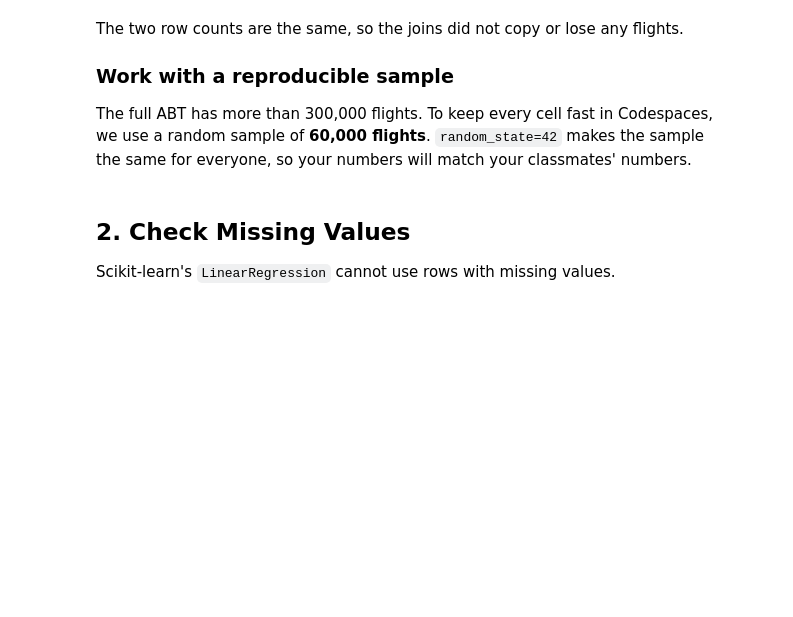
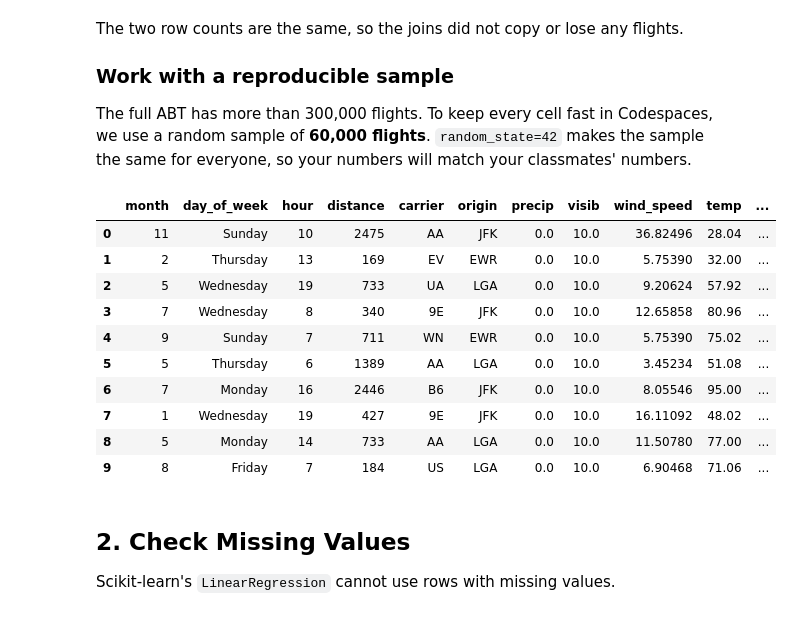
Before and after one commit to DuzyCzerwony/ban6003-week-12-13-modeling-template, a Jupyter notebook: notebooks/module12_linear_regression_guided_lab.ipynb, the cells around one changed output. Drawn from its saved outputs; the diff is of its cells as text; code cells hidden in the pictures; blank space fills up the shorter version.

```diff
--- a/notebooks/module12_linear_regression_guided_lab.ipynb
+++ b/notebooks/module12_linear_regression_guided_lab.ipynb
@@ -137,19 +140,31 @@ The full ABT has more than 300,000 flights. To keep every cell fast in Codespace
 # %%
 # Columns we keep for modeling
 columns = [
     "month", "day_of_week", "hour", "distance", "carrier", "origin",
     "precip", "visib", "wind_speed", "temp", "plane_age",
     "dep_delay", "air_time", "arr_delay"
 ]
 
 # Reproducible random sample of 60,000 flights
 model_data = flight_abt.sample(n=60000, random_state=42)[columns].reset_index(drop=True)
 
 # Put the days in calendar order (Monday first)
 day_order = ["Monday", "Tuesday", "Wednesday", "Thursday", "Friday", "Saturday", "Sunday"]
 model_data["day_of_week"] = pd.Categorical(model_data["day_of_week"], categories=day_order)
 
-model_data.head()
+model_data.head(10)
+# %% [output]
+|  | month | day_of_week | hour | distance | carrier | origin | precip | visib | wind_speed | temp | ... |
+| 0 | 11 | Sunday | 10 | 2475 | AA | JFK | 0.0 | 10.0 | 36.82496 | 28.04 | ... |
+| 1 | 2 | Thursday | 13 | 169 | EV | EWR | 0.0 | 10.0 | 5.75390 | 32.00 | ... |
+| 2 | 5 | Wednesday | 19 | 733 | UA | LGA | 0.0 | 10.0 | 9.20624 | 57.92 | ... |
+| 3 | 7 | Wednesday | 8 | 340 | 9E | JFK | 0.0 | 10.0 | 12.65858 | 80.96 | ... |
+| 4 | 9 | Sunday | 7 | 711 | WN | EWR | 0.0 | 10.0 | 5.75390 | 75.02 | ... |
+| 5 | 5 | Thursday | 6 | 1389 | AA | LGA | 0.0 | 10.0 | 3.45234 | 51.08 | ... |
+| 6 | 7 | Monday | 16 | 2446 | B6 | JFK | 0.0 | 10.0 | 8.05546 | 95.00 | ... |
+| 7 | 1 | Wednesday | 19 | 427 | 9E | JFK | 0.0 | 10.0 | 16.11092 | 48.02 | ... |
+| 8 | 5 | Monday | 14 | 733 | AA | LGA | 0.0 | 10.0 | 11.50780 | 77.00 | ... |
+| 9 | 8 | Friday | 7 | 184 | US | LGA | 0.0 | 10.0 | 6.90468 | 71.06 | ... |
 # %% [markdown]
 ## 2. Check Missing Values
 
```
Also changed, not shown: parts of 27 cells of this notebook, 3 other files.
